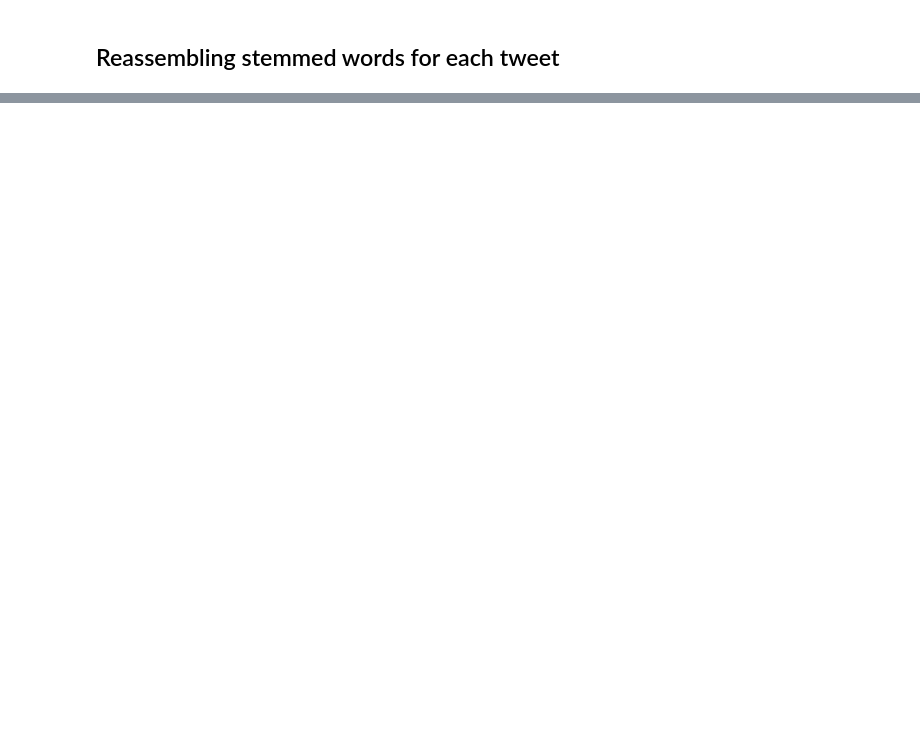
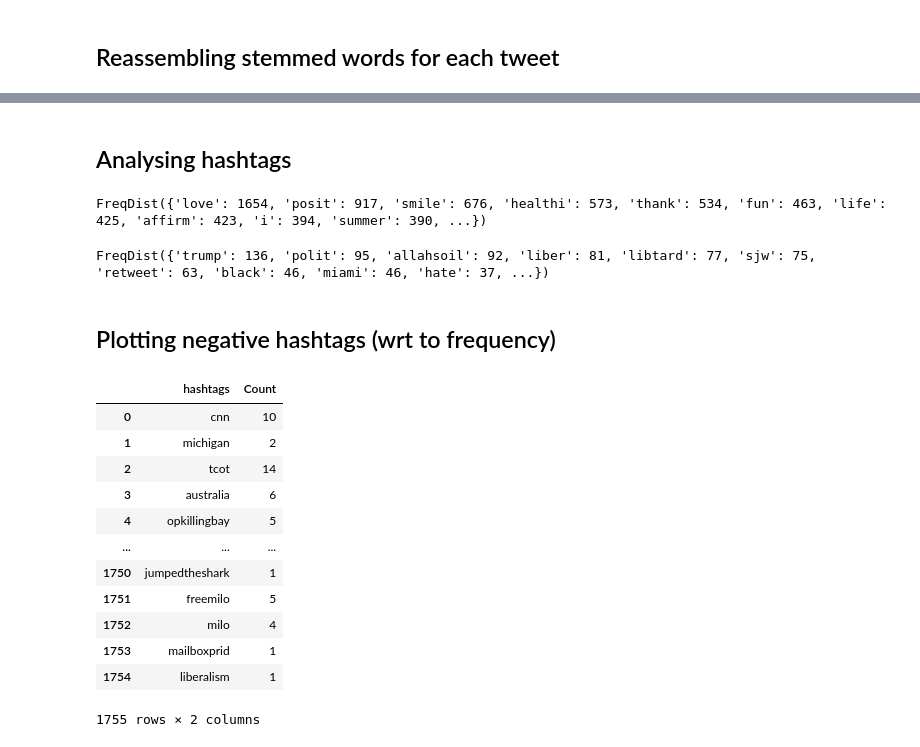
Before and after one commit to beggginner/Sentiment-Analysis, a Jupyter notebook: SENTIMENT ANALYSIS.ipynb, the cells around one changed output, grey strips where cells are left out. Cells and saved outputs as stored; diff of their text form; code cells hidden in the pictures; blank space fills up the shorter version.

```diff
--- a/SENTIMENT ANALYSIS.ipynb
+++ b/SENTIMENT ANALYSIS.ipynb
@@ -165,0 +198,7 @@ data.head()
+# %%
+def extract_hashtags(text):
+    hashtags_list=[]
+    for word in text:
+        hashtags=re.findall(r'#(\w+)',word)
+        hashtags_list.append(hashtags)
+    return hashtags_list
@@ -165,0 +291,31 @@ data.head()
+# %% [markdown]
+## Analysing hashtags
+# %%
+positive_hashtags_count = nltk.FreqDist(positive_tags)
+positive_hashtags_count
+# %% [output]
+FreqDist({'love': 1654, 'posit': 917, 'smile': 676, 'healthi': 573, 'thank': 534, 'fun': 463, 'life': 425, 'affirm': 423, 'i': 394, 'summer': 390, ...})
+# %%
+negative_hashtags_count = nltk.FreqDist(negative_tags)
+negative_hashtags_count
+# %% [output]
+FreqDist({'trump': 136, 'polit': 95, 'allahsoil': 92, 'liber': 81, 'libtard': 77, 'sjw': 75, 'retweet': 63, 'black': 46, 'miami': 46, 'hate': 37, ...})
+# %% [markdown]
+## Plotting negative hashtags (wrt to frequency)
+# %%
+negative_dataframe = pd.DataFrame({'hashtags':list(negative_hashtags_count.keys()),'Count':list(negative_hashtags_count.values())})
+negative_dataframe
+# %% [output]
+|  | hashtags | Count |
+| 0 | cnn | 10 |
+| 1 | michigan | 2 |
+| 2 | tcot | 14 |
+| 3 | australia | 6 |
+| 4 | opkillingbay | 5 |
+| ... | ... | ... |
+| 1750 | jumpedtheshark | 1 |
+| 1751 | freemilo | 5 |
+| 1752 | milo | 4 |
+| 1753 | mailboxprid | 1 |
+| 1754 | liberalism | 1 |
+1755 rows × 2 columns
```
Also changed, not shown: parts of 15 cells of this notebook.
